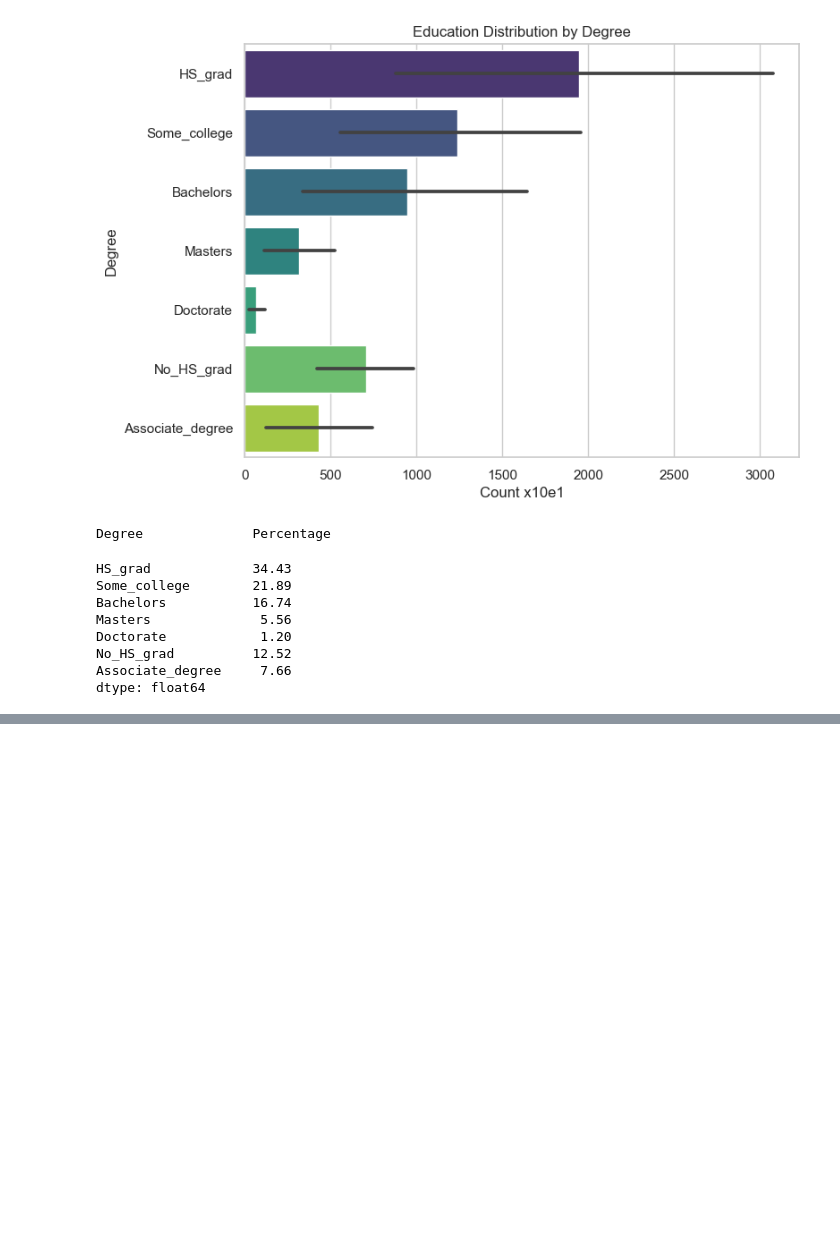
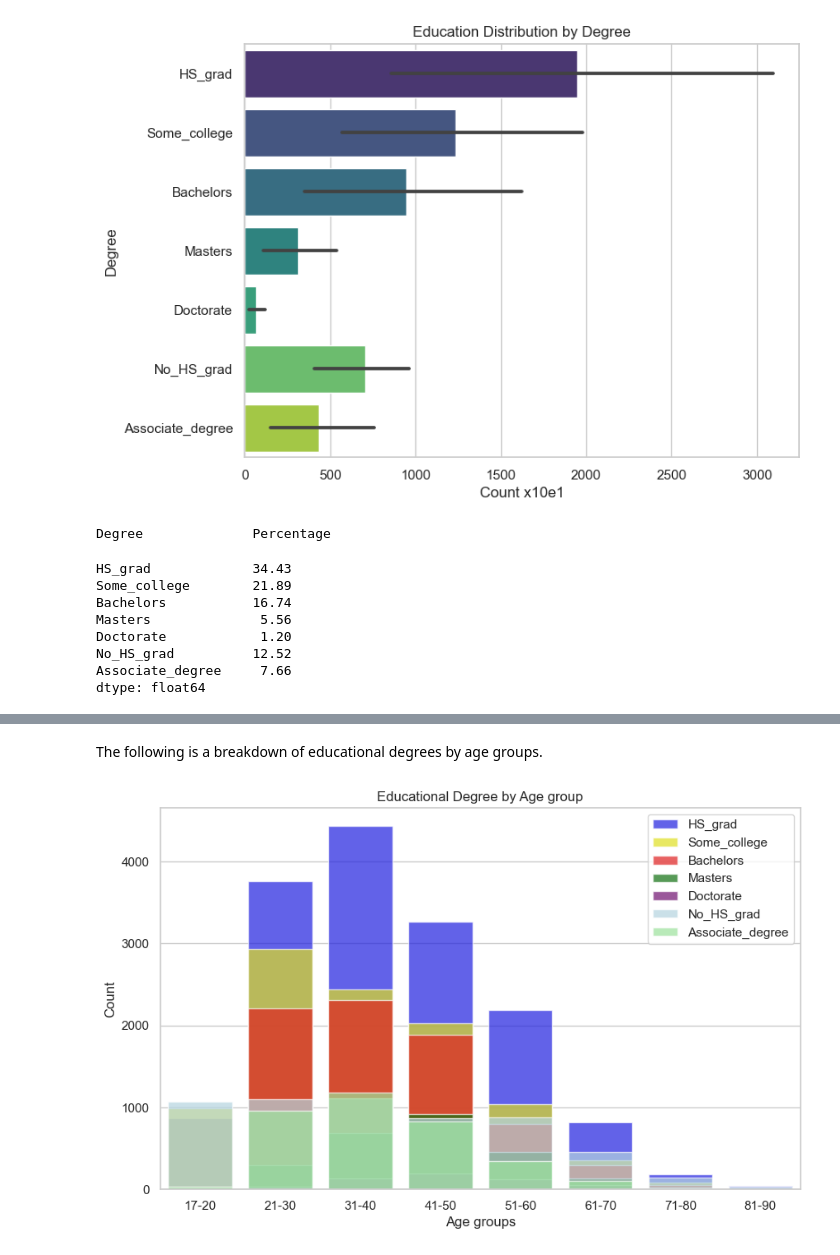
Before and after one commit to Kiril-Lazarov/Artificial-Intelligence, a Jupyter notebook: My Projects/Adult-Income Dataset.ipynb, the cells around one changed output, grey strips where cells are left out. Cells and saved outputs as stored; diff of their text form; code cells hidden in the pictures; blank space fills up the shorter version.

```diff
--- a/My Projects/Adult-Income Dataset.ipynb
+++ b/My Projects/Adult-Income Dataset.ipynb
@@ -490,0 +507,16 @@ Most people have completed school, college, or hold a bachelor's degree. This in
+# %% [markdown]
+The following is a breakdown of educational degrees by age groups.
+# %%
+plt.figure(figsize=(10, 6))
+
+colors = iter(['blue', 'yellow', 'red', 'green', 'purple', 'lightblue', 'lightgreen', 'grey'])
+
+for degree in ages_counts_education.drop(columns=['Age']).columns.unique():
+    sns.barplot(x = 'Age', y = ages_counts_education[degree], data=ages_counts_education, label = degree, color = next(colors), alpha = 0.7)
+plt.legend()
+plt.title('Educational Degree by Age group')
+plt.xlabel('Age groups')
+plt.ylabel('Count')
+plt.show()
+# %% [output]
+[figure, added]
```
Also changed, not shown: parts of 10 cells of this notebook.
